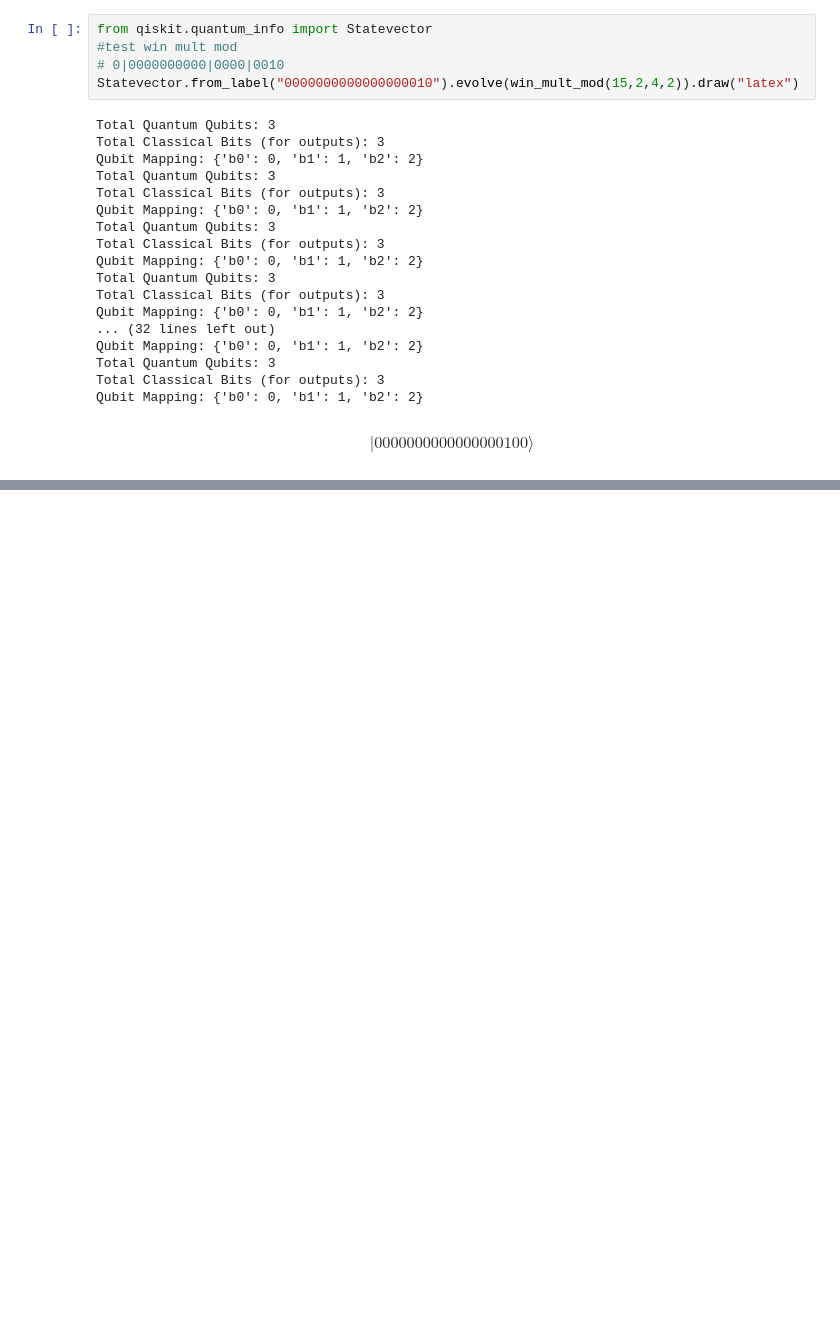
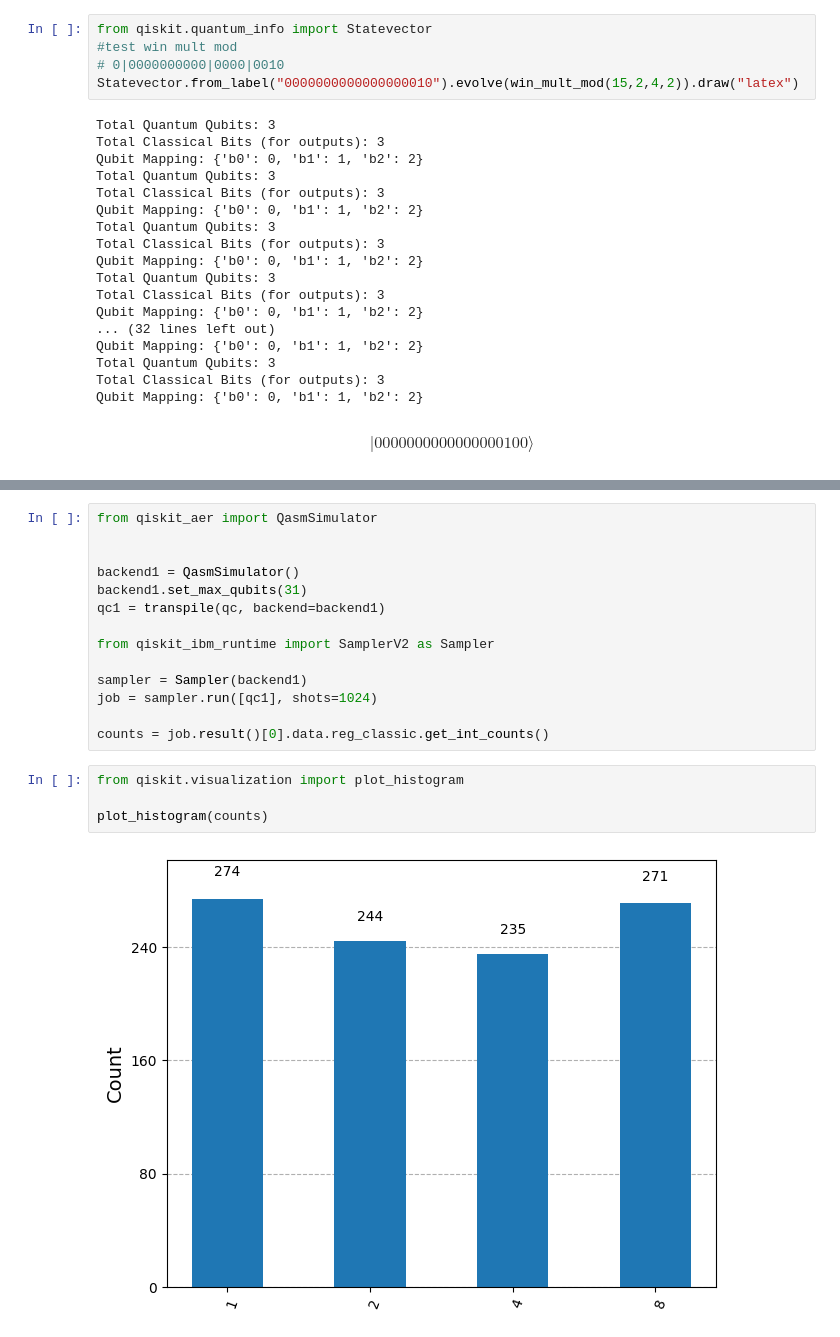
Before and after one commit to Flirm/quantum-circuits-implementation, a Jupyter notebook: implementations/windowed_arithmetic/notebooks/windowed_a.ipynb, the cells around one changed output, grey strips where cells are left out. Saved outputs shown, nothing was run; the diff lists cells and outputs as text; blank space fills up the shorter version.

```diff
--- a/implementations/windowed_arithmetic/notebooks/windowed_a.ipynb
+++ b/implementations/windowed_arithmetic/notebooks/windowed_a.ipynb
@@ -2661,0 +2771,20 @@ $$ |0000000000000000100\rangle$$
+# %%
+from qiskit_aer import QasmSimulator
+
+
+backend1 = QasmSimulator()
+backend1.set_max_qubits(31)
+qc1 = transpile(qc, backend=backend1)
+
+from qiskit_ibm_runtime import SamplerV2 as Sampler
+
+sampler = Sampler(backend1)
+job = sampler.run([qc1], shots=1024)
+
+counts = job.result()[0].data.reg_classic.get_int_counts()
+# %%
+from qiskit.visualization import plot_histogram
+
+plot_histogram(counts)
+# %% [output]
+[figure, added]
```
Also changed, not shown: parts of 3 cells of this notebook, 1 other file.
